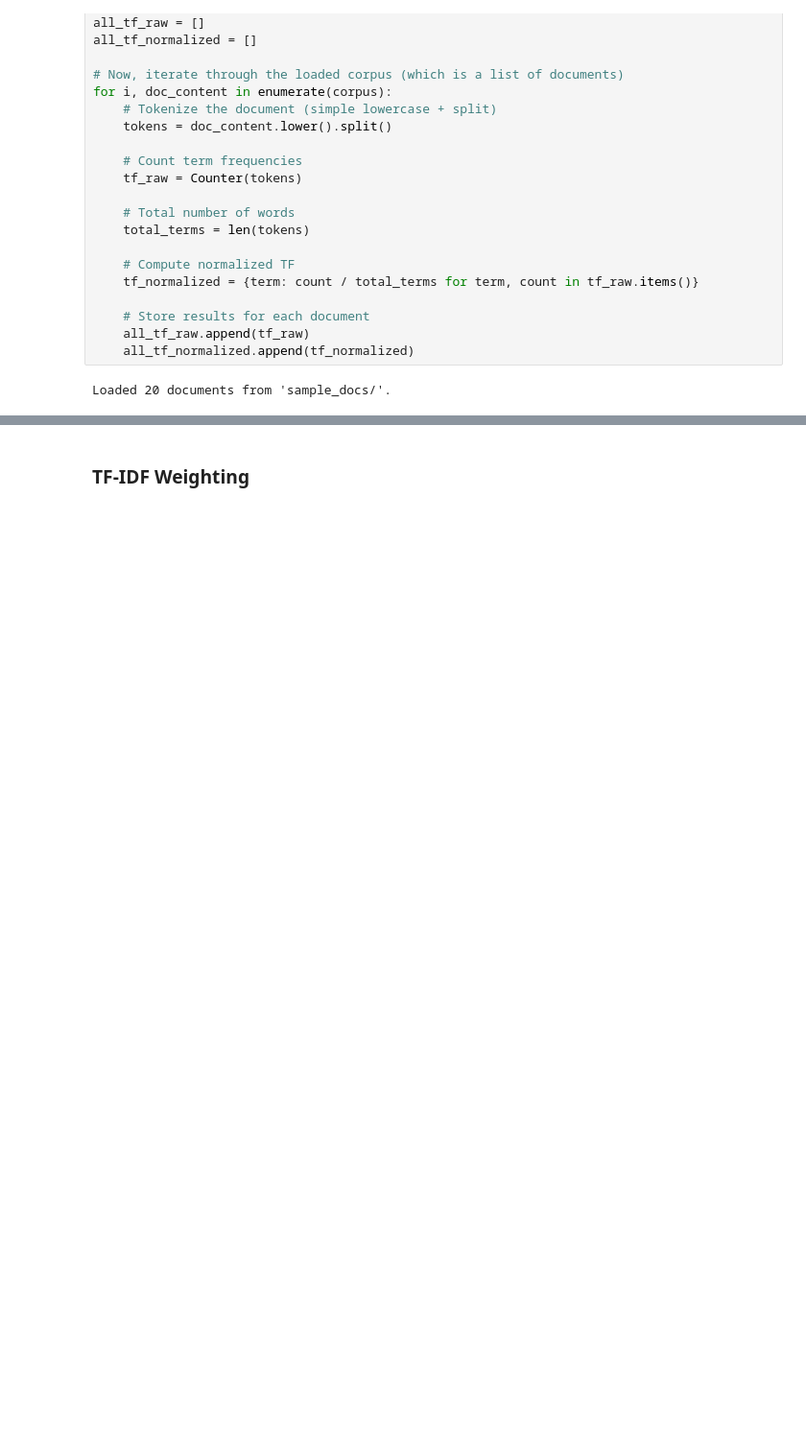
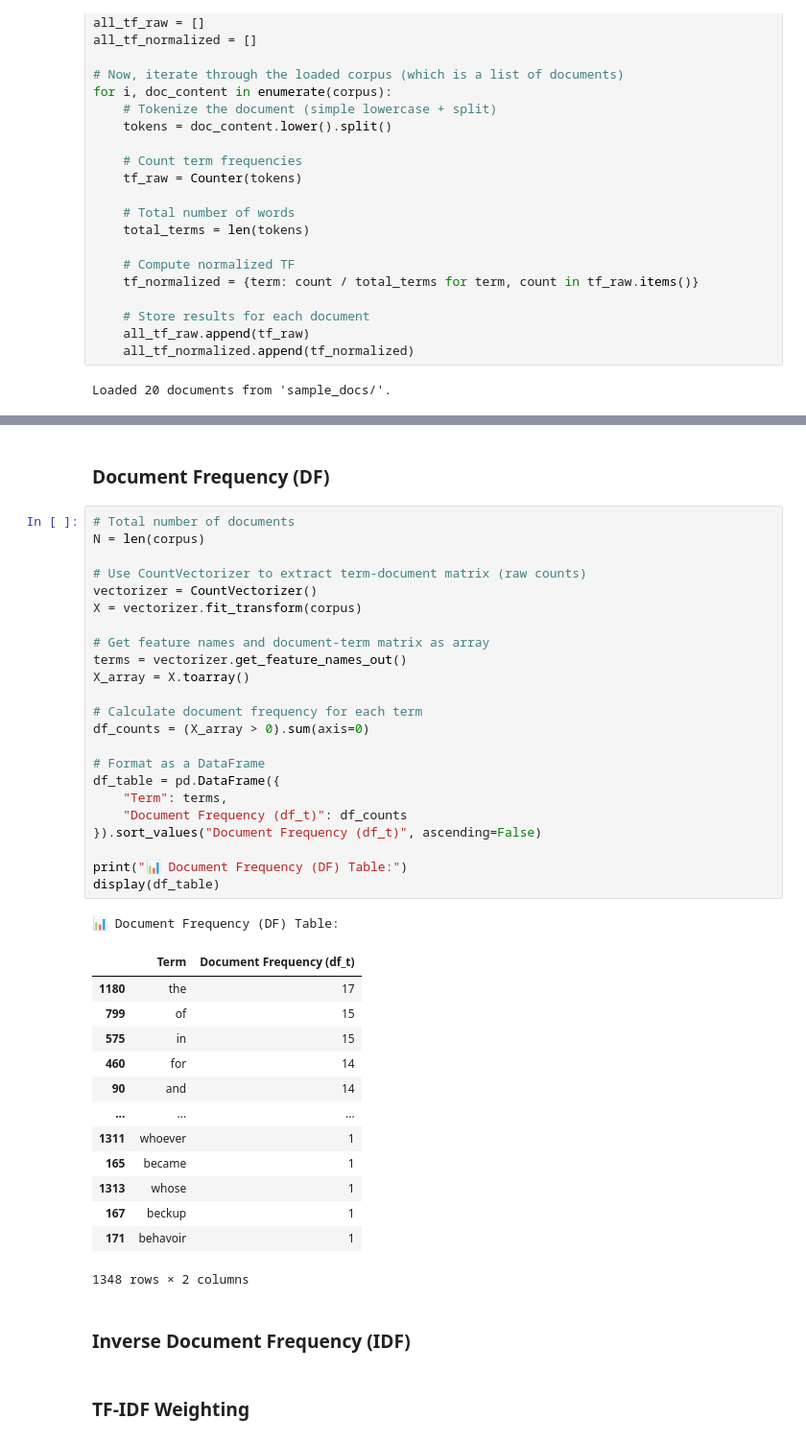
Before and after one commit to tcsgik/PROG8245_Lab7, a Jupyter notebook: IRBasics_VectorSpaceProximity.ipynb, the cells around one changed output, grey strips where cells are left out. Shown at 96% size. Drawn from its saved outputs; the diff is of its cells as text; blank space fills up the shorter version.

```diff
--- a/IRBasics_VectorSpaceProximity.ipynb
+++ b/IRBasics_VectorSpaceProximity.ipynb
@@ -748,3 +789,45 @@ Loaded 20 documents from 'sample_docs/'.
+# %% [markdown]
+### Document Frequency (DF)
+# %%
+# Total number of documents
+N = len(corpus)
+
+# Use CountVectorizer to extract term-document matrix (raw counts)
+vectorizer = CountVectorizer()
+X = vectorizer.fit_transform(corpus)
+
+# Get feature names and document-term matrix as array
+terms = vectorizer.get_feature_names_out()
+X_array = X.toarray()
+
+# Calculate document frequency for each term
+df_counts = (X_array > 0).sum(axis=0)
+
+# Format as a DataFrame
+df_table = pd.DataFrame({
+    "Term": terms,
+    "Document Frequency (df_t)": df_counts
+}).sort_values("Document Frequency (df_t)", ascending=False)
+
+print("📊 Document Frequency (DF) Table:")
+display(df_table)
+# %% [output]
+📊 Document Frequency (DF) Table:
+|  | Term | Document Frequency (df_t) |
+| 1180 | the | 17 |
+| 799 | of | 15 |
+| 575 | in | 15 |
+| 460 | for | 14 |
+| 90 | and | 14 |
+| ... | ... | ... |
+| 1311 | whoever | 1 |
+| 165 | became | 1 |
+| 1313 | whose | 1 |
+| 167 | beckup | 1 |
+| 171 | behavoir | 1 |
+1348 rows × 2 columns
+# %% [markdown]
+### Inverse Document Frequency (IDF)
 # %% [markdown]
 ### TF-IDF Weighting
 # %%
```
Also changed, not shown: parts of 4 cells of this notebook.
